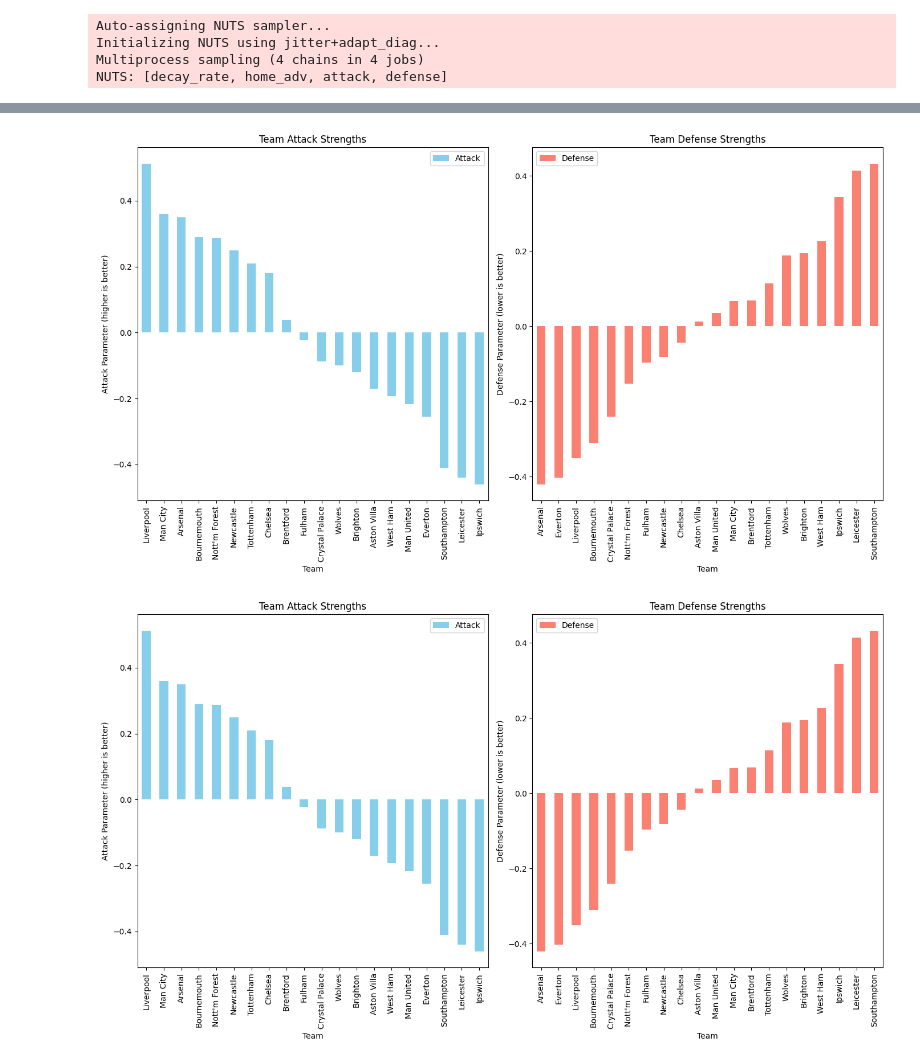
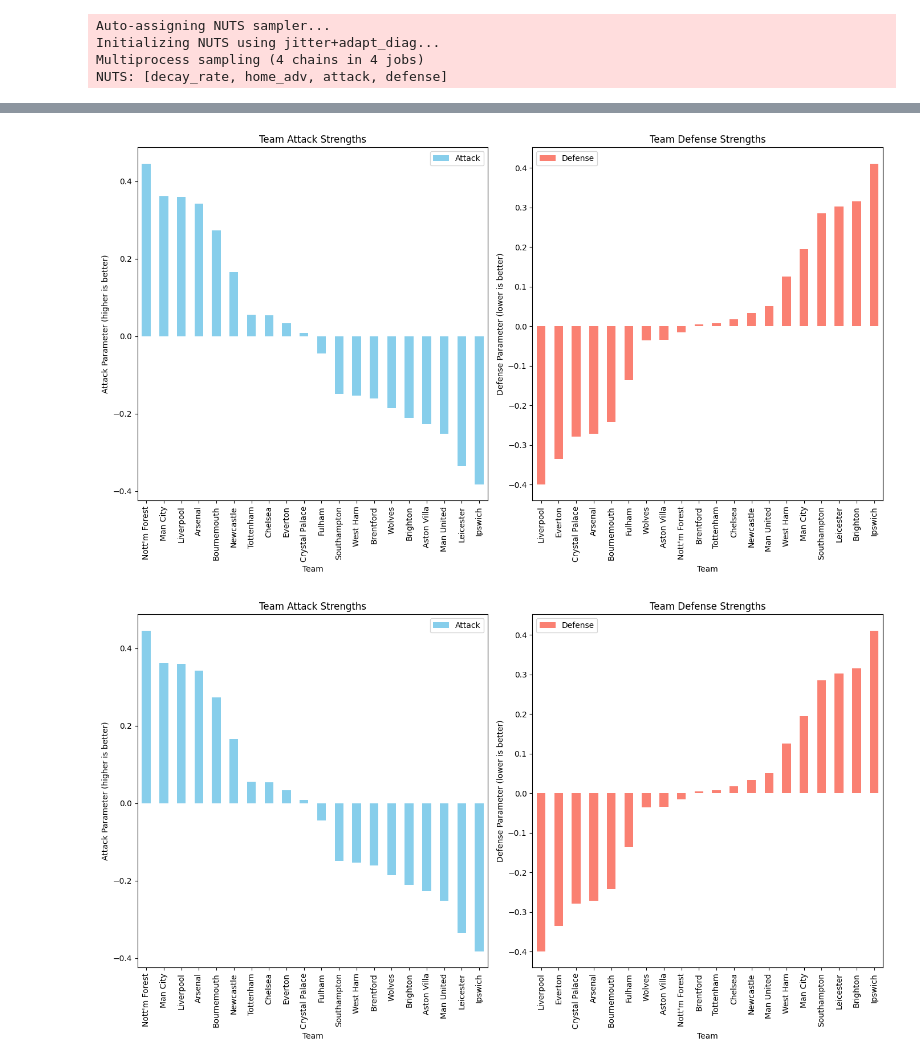
Before and after one commit to louis-porter/team-eval, a Jupyter notebook: bayesian_base_time_decay.ipynb, the cells around one changed output, grey strips where cells are left out. Saved outputs shown, nothing was run; the diff lists cells and outputs as text; code cells hidden in the pictures.

Commit message:
changed decay to gamma

```diff
--- a/bayesian_base_time_decay.ipynb
+++ b/bayesian_base_time_decay.ipynb
@@ -88,7 +93,9 @@ def build_model(matches_df):
 
     with pm.Model() as model:
         #decay_rate = 0.001
-        decay_rate = pm.HalfNormal('decay_rate', sigma=0.001)
+        #decay_rate = pm.HalfNormal('decay_rate', sigma=0.001)
+        decay_rate = pm.Gamma('decay_rate', alpha=2, beta=2000)
+
 
         time_weights = pm.math.exp(-decay_rate * days_since)
         #normalized_weights = time_weights / pm.math.sum(time_weights) * n_obs
@@ -242,7 +249,7 @@ test_df = test_df[test_df['division'] == 'Premier League']
 train_df = train_df[["match_date", "home_team", "away_team", "home_goals", "away_goals"]]
 
 model = build_model(train_df)
-trace = sample_model(model, draws=1000, tune=1000, chains=4, cores=multiprocessing.cpu_count())
+trace = sample_model(model, draws=1000, tune=1000, chains=4)
 
 teams = sorted(set(train_df['home_team']).union(set(train_df['away_team'])))
 
@@ -259,5 +266,5 @@ Sampling 4 chains for 1_000 tune and 1_000 draw iterations (4_000 + 4_000 draws
-[figure, old version]
+[figure, new version]
-[figure, old version]
+[figure, new version]
 # %%
 print(check_convergence(trace))
 # %% [output]
```
Also changed, not shown: parts of 5 cells of this notebook.
